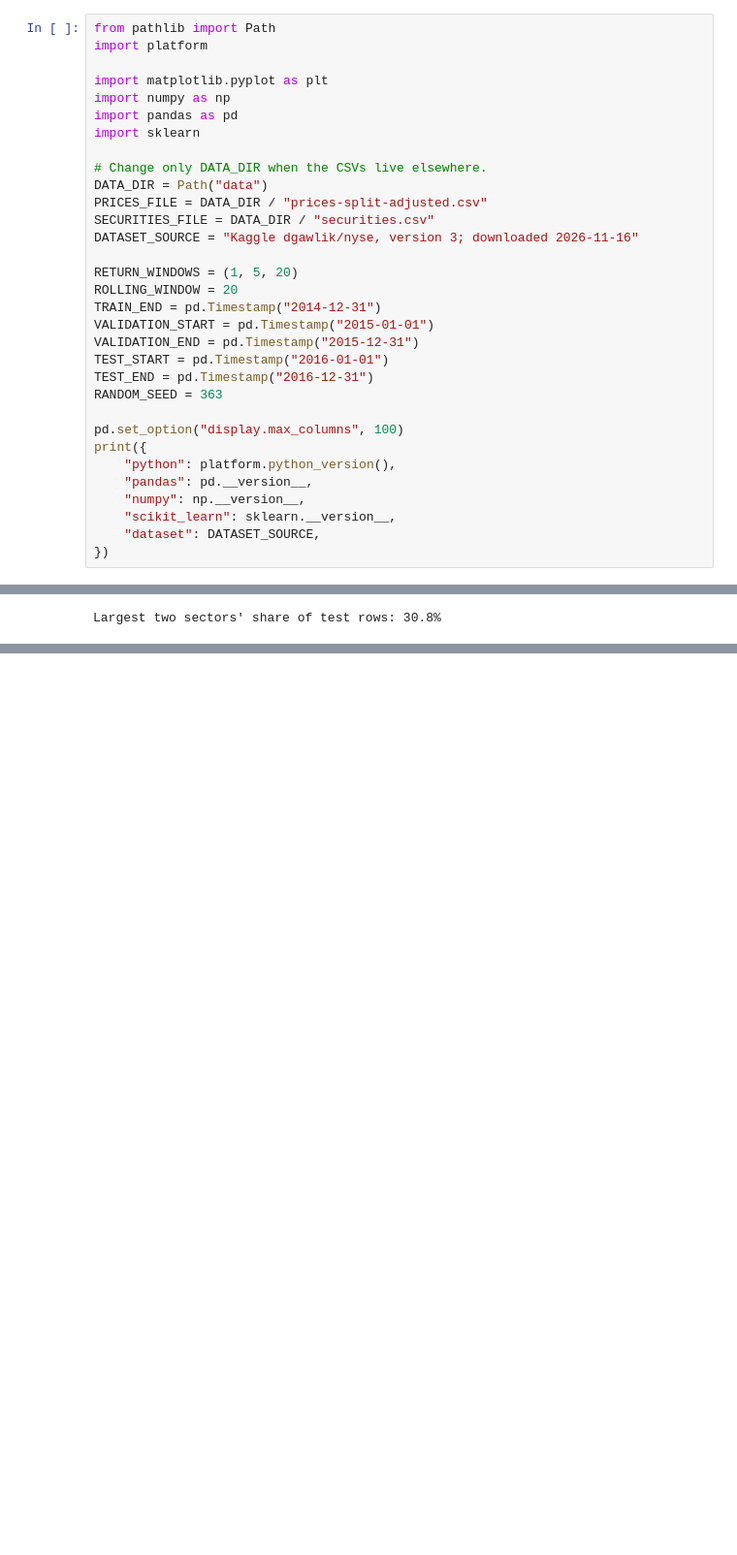
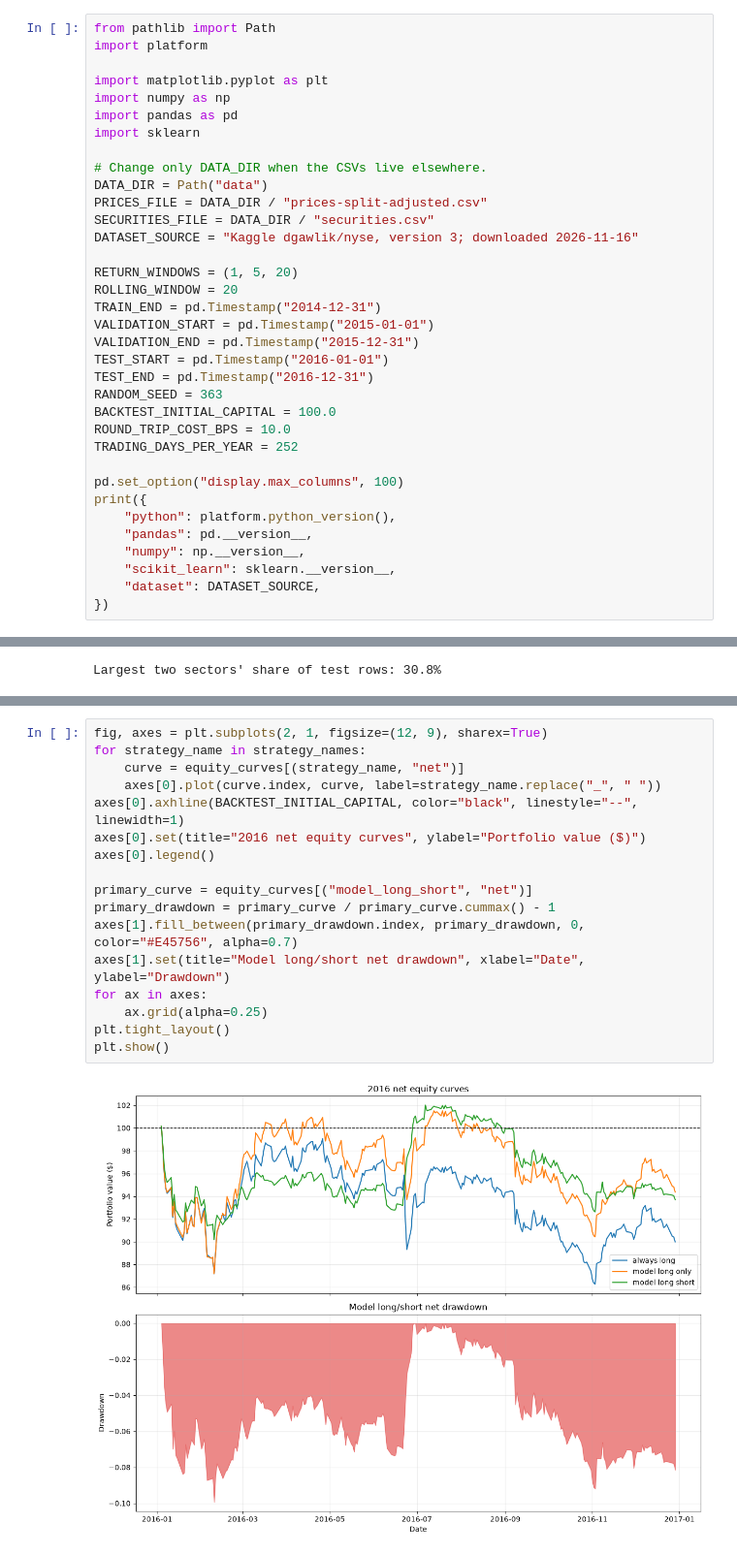
Before and after one commit to ParthM02/ml-stock-project, a Jupyter notebook: sp500_stock_direction.ipynb, the cells around one changed output, grey strips where cells are left out. Shown at 97% size. Saved outputs shown, nothing was run; the diff lists cells and outputs as text; blank space fills up the shorter version.

```diff
--- a/sp500_stock_direction.ipynb
+++ b/sp500_stock_direction.ipynb
@@ -29,6 +29,9 @@ VALIDATION_END = pd.Timestamp("2015-12-31")
 TEST_START = pd.Timestamp("2016-01-01")
 TEST_END = pd.Timestamp("2016-12-31")
 RANDOM_SEED = 363
+BACKTEST_INITIAL_CAPITAL = 100.0
+ROUND_TRIP_COST_BPS = 10.0
+TRADING_DAYS_PER_YEAR = 252
 
 pd.set_option("display.max_columns", 100)
 print({
@@ -932,0 +1265,19 @@ Largest two sectors' share of test rows: 30.8%
+# %%
+fig, axes = plt.subplots(2, 1, figsize=(12, 9), sharex=True)
+for strategy_name in strategy_names:
+    curve = equity_curves[(strategy_name, "net")]
+    axes[0].plot(curve.index, curve, label=strategy_name.replace("_", " "))
+axes[0].axhline(BACKTEST_INITIAL_CAPITAL, color="black", linestyle="--", linewidth=1)
+axes[0].set(title="2016 net equity curves", ylabel="Portfolio value ($)")
+axes[0].legend()
+
+primary_curve = equity_curves[("model_long_short", "net")]
+primary_drawdown = primary_curve / primary_curve.cummax() - 1
+axes[1].fill_between(primary_drawdown.index, primary_drawdown, 0, color="#E45756", alpha=0.7)
+axes[1].set(title="Model long/short net drawdown", xlabel="Date", ylabel="Drawdown")
+for ax in axes:
+    ax.grid(alpha=0.25)
+plt.tight_layout()
+plt.show()
+# %% [output]
+[figure, added]
```
Also changed, not shown: parts of 12 cells of this notebook, 1 other file.
